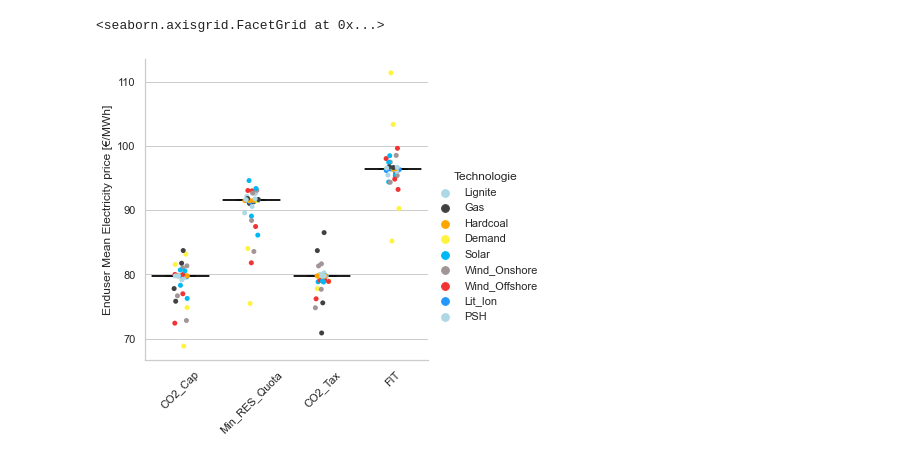
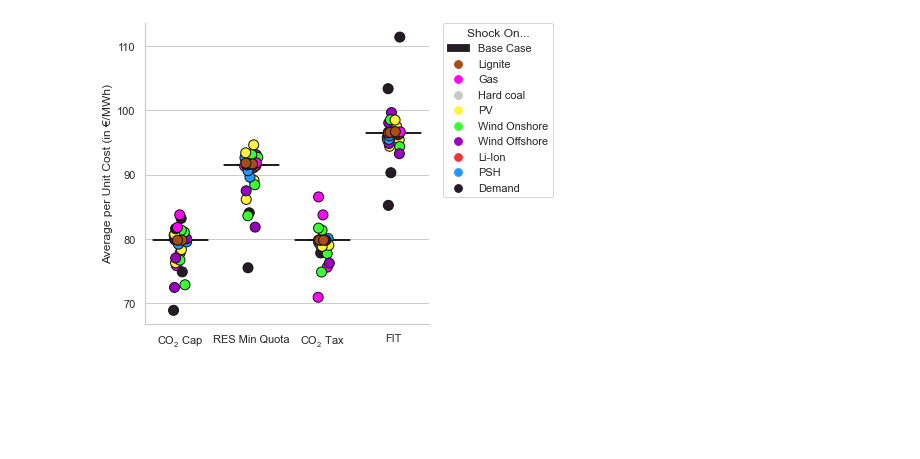
Before and after one commit to sjshtura/EWL-DUE, a Jupyter notebook: HEMF Working Paper/figure 8.ipynb, the cells around one changed output. Drawn from its saved outputs; the diff is of its cells as text; code cells hidden in the pictures; blank space fills up the shorter version.

```diff
--- a/HEMF Working Paper/figure 8.ipynb
+++ b/HEMF Working Paper/figure 8.ipynb
@@ -7,6 +7,14 @@ data = pd.read_excel(r'Figures_Data_PreparationBB_new.xlsx', sheet_name = 'Figur
 data.head()
 
 data1 = data[["Pol_Inst","Technologie","Mean_Quantity_El_Price_Enduser"]]
+#data1["Pol_Inst"]= data1["Pol_Inst"].replace("CO2_Cap", "CO\N{SUBSCRIPT TWO} Cap")
+#data1["Pol_Inst"]= data1["Pol_Inst"].replace("CO2_Tax", "CO\N{SUBSCRIPT TWO} Tax")
+data1["Pol_Inst"]= data1["Pol_Inst"].replace("Min_RES_Quota", "Min RES Quota")
+data1["Technologie"]= data1["Technologie"].replace("Solar", "PV")
+data1["Technologie"]= data1["Technologie"].replace("Lit_Ion", "Li-Ion")
+data1["Technologie"]= data1["Technologie"].replace("Wind_Onshore", "Wind Onshore")
+data1["Technologie"]= data1["Technologie"].replace("Wind_Offshore", "Wind Offshore")
+data1["Technologie"]= data1["Technologie"].replace("no", "Base Case")
 data2 = data1.dropna()
 capacity = data['Pol_Inst'].unique()
 types = data['Technologie'].unique()
@@ -33,0 +54,12 @@ hue1 = ["#ADD8E6", "#414141", "#FFA500", "#fff340", "#00b8f2", "#a19595", "#f233
+# %%
+#
+hue1 = ["#ADD8E6", "#414141", "#FFA500", "#00b8f2", "#9800c2", "#f23333", "#2397fc", "#fff340"]
+capacity
+types
+
+data5=data2.query("Technologie == 'Base Case'")
+data5
+
+data2['Technologie'] = pd.Categorical(data2['Technologie'], [ 'Lignite', 'Gas', 'Hard coal', 'PV', 'Wind Onshore',
+       'Wind Offshore', 'Li-Ion', 'PSH', 'Demand'])
+data2.sort_values("Technologie")
@@ -34,14 +80,21 @@ hue1 = ["#ADD8E6", "#414141", "#FFA500", "#fff340", "#00b8f2", "#a19595", "#f233
 # %%
 import seaborn as sns
-sns.set(rc={'figure.figsize':(11.7,8.27)})
+import matplotlib.pyplot as plt
+sns.set(rc={'figure.figsize':(14.7,11.27)})
 sns.set(style="whitegrid")
-ax = sns.catplot(x="Pol_Inst", y="Mean_Quantity_El_Price_Enduser",hue = "Technologie", data=data2.query("Technologie != 'no'"), palette = sns.color_palette(["#ADD8E6", "#414141", "#FFA500", "#fff340", "#00b8f2", "#a19595", "#f23333", "#2397fc"]))
-sns.boxplot(x="Pol_Inst", y="Mean_Quantity_El_Price_Enduser", color ="k", data=data2.query("Technologie == 'no'"));
-ax.set(xlabel='', ylabel='Enduser Mean Electricity price [€/MWh]')
-ax.set_xticklabels(rotation = 45)
+ax = sns.catplot(x="Pol_Inst",s = 10, y="Mean_Quantity_El_Price_Enduser", hue = "Technologie",linewidth=1, data=data2.query("Technologie != 'Base Case'"), palette = sns.color_palette(["#a84d13", "#ff05f7", "#c2cbc3", "#fff340", "#39ff33", "#9800c2", "#f23333", "#2397fc", "#261a26"]))
+sns.boxplot(x="Pol_Inst", y="Mean_Quantity_El_Price_Enduser",  hue= "Technologie", data=data5, palette = sns.color_palette(["#261a26"]))
+ax.set(xlabel='', ylabel='Average per Unit Cost (in €/MWh)')
+ax.set_xticklabels(rotation = 0)
+#ax.set_xticklabels("CO\N{SUBSCRIPT TWO} Tax")
+ax.set_xticklabels(labels=["$\mathregular{CO_{2}}$ Cap", "RES Min Quota", "$\mathregular{CO_{2}}$ Tax", "FIT"])
+ax._legend.set_title("Shock on...")
+
+ax._legend.remove()
+#plt.ylim(-0.65,0.2)
+plt.legend(bbox_to_anchor=(1.05, 1), loc=2, borderaxespad=0., title="Shock On...");
 # %% [output]
-<seaborn.axisgrid.FacetGrid at 0x...>
-[figure, old version]
+[figure, new version]
 # %%
 import psutil
 import requests
```
Also changed, not shown: parts of 4 cells of this notebook, 31 other files.
